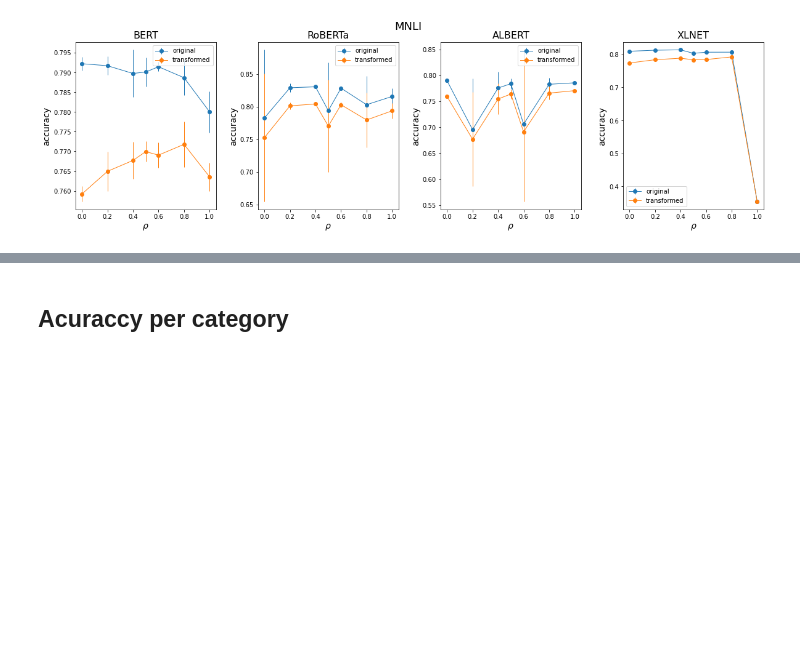
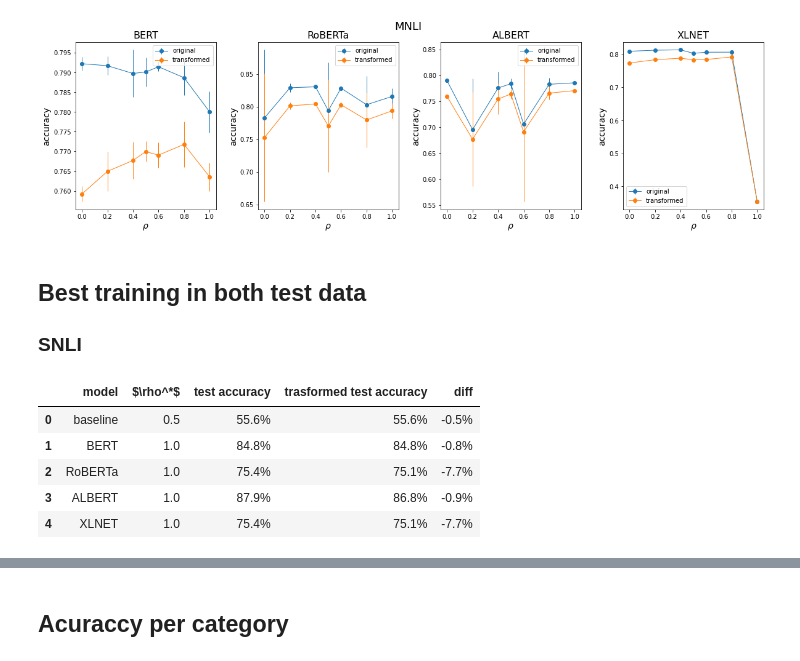
Before and after one commit to lukewanless/looking-for-equivalences, a Jupyter notebook: src/analysis2_deep_learning.ipynb, the cells around one changed output, grey strips where cells are left out. Saved outputs shown, nothing was run; the diff lists cells and outputs as text; code cells hidden in the pictures; blank space fills up the shorter version.

Commit message:
add table with best training for each model

```diff
--- a/src/analysis2_deep_learning.ipynb
+++ b/src/analysis2_deep_learning.ipynb
@@ -789,3 +881,41 @@ plt.subplots_adjust(hspace=0.2, wspace=0.3);
 fig.savefig('figs/paper/mnli_acc.png', bbox_inches=None, pad_inches=0.5)
 # %% [output]
 [figure]
+# %% [markdown]
+## Best training in both test data
+### SNLI
+# %%
+models = ["baseline", "BERT", "RoBERTa", "ALBERT", "XLNET"]
+diffs = [diff_snli_baseline, diff_snli_bert,
+         diff_snli_albert, diff_snli_roberta,
+         diff_snli_albert, diff_snli_xlnet]
+
+accs = [acc_snli_baseline, acc_snli_bert,
+        acc_snli_albert, acc_snli_roberta,
+        acc_snli_albert, acc_snli_xlnet]
+
+accs_t = [acc_t_snli_baseline, acc_t_snli_bert,
+          acc_t_snli_albert, acc_t_snli_roberta,
+          acc_t_snli_albert, acc_t_snli_xlnet]
+
+obs = []
+
+for model,diff, acc, acc_t in zip(models, diffs, accs, accs_t):
+    id_ = diff.mean(1).argmin()
+    rho_star = diff.index[id_]
+    obs.append((model, rho_star, acc.loc[0.0].mean(), acc.loc[rho_star].mean(), acc_t.loc[rho_star].mean()))
+
+df = pd.DataFrame(obs, columns=["model", r"$\rho^*$","no noise test accuracy","test accuracy", "trasformed test accuracy"])
+df[["no noise test accuracy","test accuracy", "trasformed test accuracy"]] = df[["no noise test accuracy","test accuracy", "trasformed test accuracy"]]
+compare = df["no noise test accuracy"] - df["test accuracy"]
+df.loc[:, "diff"] = compare*-1
+df = df.drop("no noise test accuracy",1)
+df[["test accuracy", "trasformed test accuracy", "diff"]] = df[["test accuracy", "trasformed test accuracy", "diff"]].apply(lambda row: row.map(lambda x: "{:.1%}".format(x)),1)
+df
+# %% [output]
+|  | model | $\rho^*$ | test accuracy | trasformed test accuracy | diff |
+| 0 | baseline | 0.5 | 55.6% | 55.6% | -0.5% |
+| 1 | BERT | 1.0 | 84.8% | 84.8% | -0.8% |
+| 2 | RoBERTa | 1.0 | 75.4% | 75.1% | -7.7% |
+| 3 | ALBERT | 1.0 | 87.9% | 86.8% | -0.9% |
+| 4 | XLNET | 1.0 | 75.4% | 75.1% | -7.7% |
```
Also changed, not shown: parts of 4 cells of this notebook.
